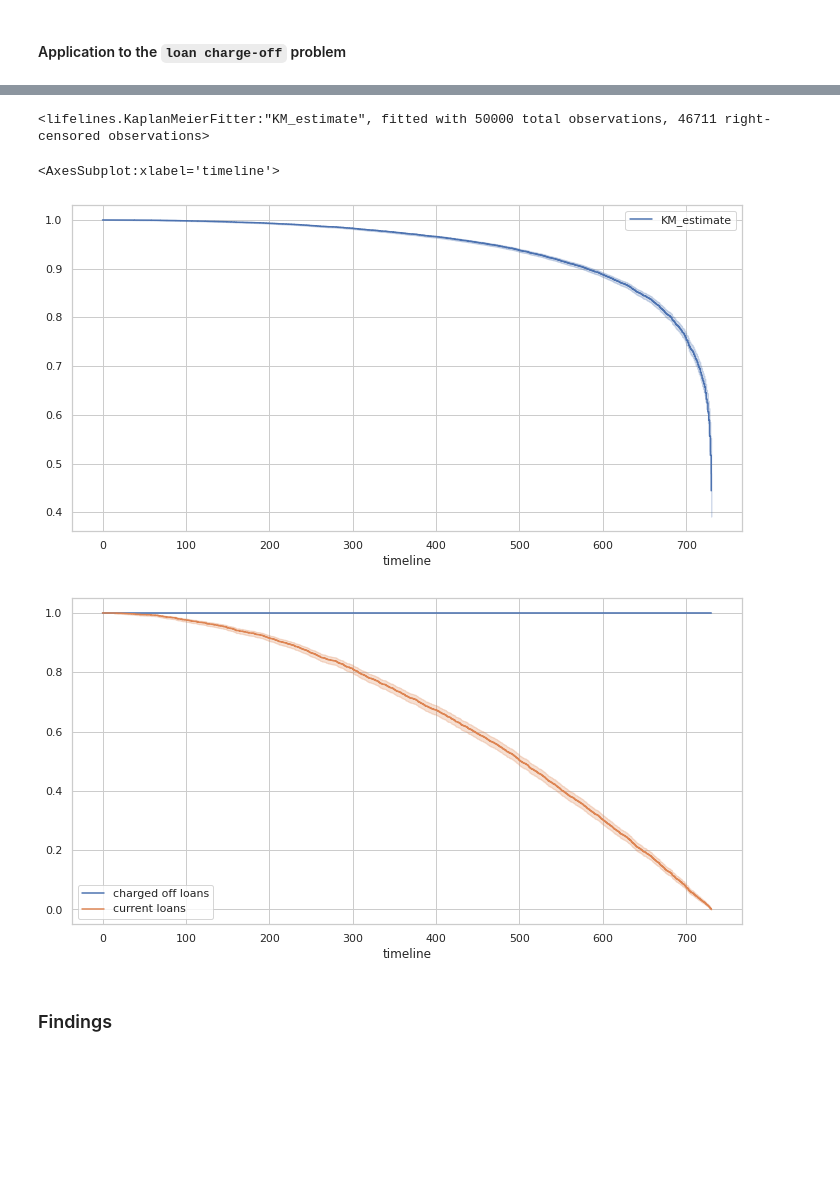
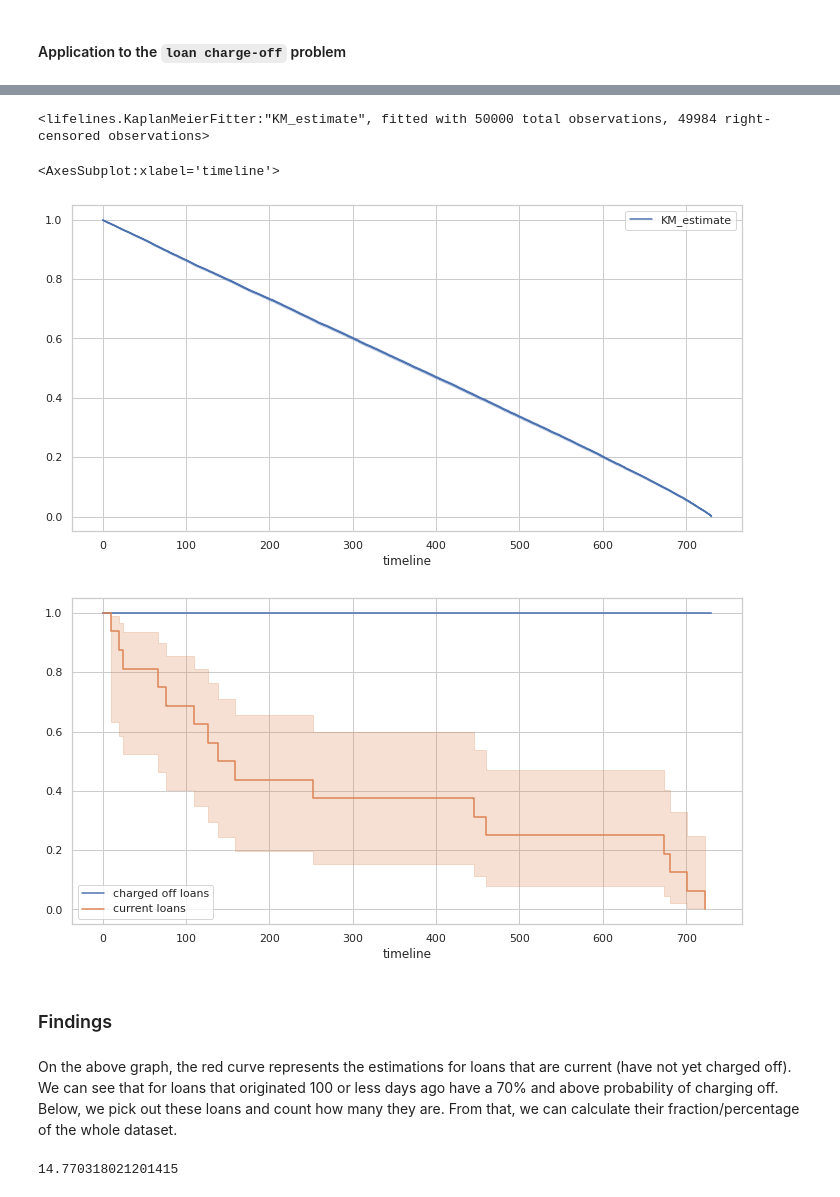
Before and after one commit to NLSanyu/assessment-data-science, a Jupyter notebook: loan_charge_off.ipynb, the cells around one changed output, grey strips where cells are left out. Saved outputs shown, nothing was run; the diff lists cells and outputs as text; code cells hidden in the pictures; blank space fills up the shorter version.

Commit message:
Update dataset with censored column

```diff
--- a/loan_charge_off.ipynb
+++ b/loan_charge_off.ipynb
@@ -120,7 +120,8 @@ This analysis can be further applied to not just traditional death events, but t
 # %% [markdown]
 #### Application to the `loan charge-off` problem
 # %%
-loan_df['charged off'] = loan_df['days from origination to chargeoff'].apply(lambda x: 1 if x else 0)
+# Creation of a 'censored' column that shows whether a loan is censored i.e has not yet charged off and therefore we do not know when it will charge off (0 if we know when it charged off and 1 if we do not)
+loan_df['censored'] = loan_df['days from origination to chargeoff'].apply(lambda x: 0 if x else 1)
 loan_df.fillna(0, inplace=True)
 loan_df['days from origination to chargeoff'] = loan_df['days from origination to chargeoff'].astype(int)
 loan_df.head(20)
@@ -145,26 +146,37 @@ loan_df.head(20)
 # %%
 from lifelines import KaplanMeierFitter
 kmf = KaplanMeierFitter()
-T = loan_df['days from origination to chargeoff'] # timeline/durations
-E = loan_df['charged off'] #  boolean array representing whether the loan has charged off or not
+T = loan_df['days since origination'] # timeline/durations
+E = loan_df['censored'] # boolean array representing whether the loan charged off before the data collection
 kmf.fit(T, E)
 # %% [output]
-<lifelines.KaplanMeierFitter:"KM_estimate", fitted with 50000 total observations, 46711 right-censored observations>
+<lifelines.KaplanMeierFitter:"KM_estimate", fitted with 50000 total observations, 49984 right-censored observations>
 # %%
 kmf.plot_survival_function()
 # %% [output]
 <AxesSubplot:xlabel='timeline'>
-[figure, old version]
+[figure, new version]
 # %%
-groups = loan_df['charged off']
+groups = loan_df['censored']
 ix = (groups == 1)
 
 kmf.fit(T[~ix], E[~ix], label='charged off loans')
 ax = kmf.plot_survival_function()
 
 kmf.fit(T[ix], E[ix], label='current loans')
 ax = kmf.plot_survival_function(ax=ax)
+
+ax.set_ylabel('Probability of charge-off')
 # %% [output]
-[figure, old version]
+[figure, new version]
 # %% [markdown]
 ### Findings
+# %% [markdown]
+On the above graph, the red curve represents the estimations for loans that are current (have not yet charged off). We can see that for loans that originated 100 or less days ago have a 70% and above probability of charging off.<br>
+Below, we pick out these loans and count how many they are. From that, we can calculate their fraction/percentage of the whole dataset.
+# %%
+high_chance_of_chargeoff_count = loan_df[loan_df['days since origination'] <= 100].count()[0]
+high_chance_of_chargeoff_percentage = high_chance_of_chargeoff_count/current_loans.shape[0] * 100
+high_chance_of_chargeoff_percentage
+# %% [output]
+14.770318021201415
```
Also changed, not shown: parts of 4 cells of this notebook.
